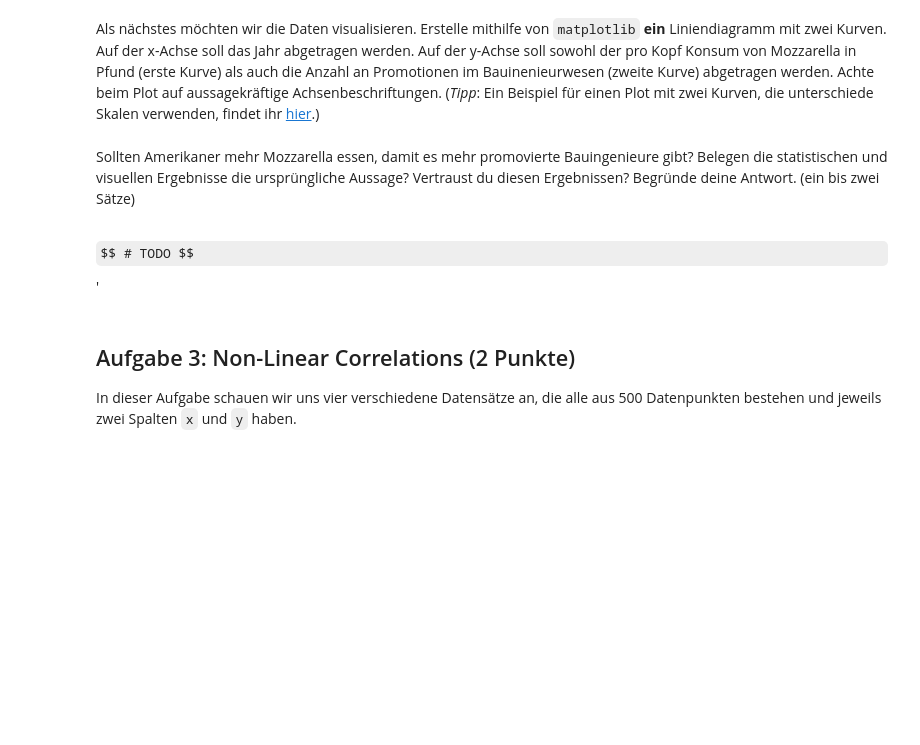
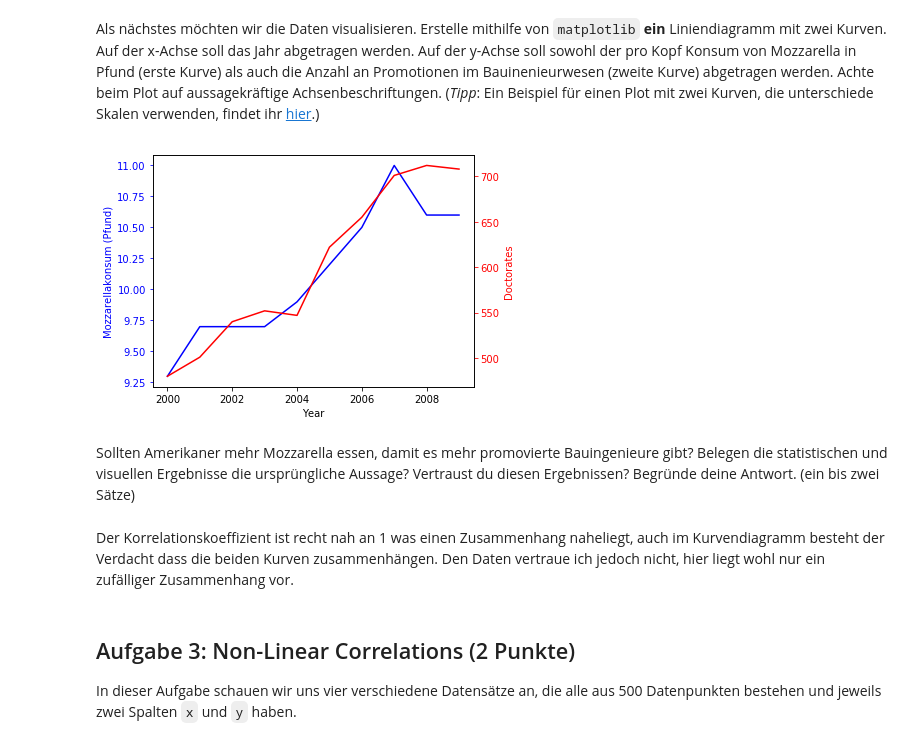
Before and after one commit to jessenlars/InfoSys, a Jupyter notebook: notebook03/notebook03.ipynb, the cells around one changed output. Saved outputs shown, nothing was run; the diff lists cells and outputs as text; code cells hidden in the pictures; some formulas as TeX source; blank space fills up the shorter version.

```diff
--- a/notebook03/notebook03.ipynb
+++ b/notebook03/notebook03.ipynb
@@ -94,9 +176,29 @@ TODO: implement
+# %%
+df = pd.read_csv('./datasets/mozzarella_doctorates.csv')
+df
+
+fig, ax1 = plt.subplots()
+ax1.plot(df['Year'], df['Mozzarella'], 'b-')
+ax1.set_xlabel('Year')
+# Make the y-axis label, ticks and tick labels match the line color.
+ax1.set_ylabel('Mozzarellakonsum (Pfund)', color='b')
+ax1.tick_params('y', colors='b')
+
+ax2 = ax1.twinx()
+ax2.plot(df['Year'], df['Doctorates'], 'r-')
+ax2.set_ylabel('Doctorates', color='r')
+ax2.tick_params('y', colors='r')
+
+fig.tight_layout()
+plt.show()
+# %% [output]
+[figure, added]
 # %%
 # 0.75 Punkte
 # %% [markdown]
 Sollten Amerikaner mehr Mozzarella essen, damit es mehr promovierte Bauingenieure gibt? Belegen die statistischen und visuellen Ergebnisse die ursprüngliche Aussage? Vertraust du diesen Ergebnissen? Begründe deine Antwort. (ein bis zwei Sätze)
-# %% [markdown]
-$$ # TODO $$'
+# %% [markdown]
+Der Korrelationskoeffizient ist recht nah an 1 was einen Zusammenhang naheliegt, auch im Kurvendiagramm besteht der Verdacht dass die beiden Kurven zusammenhängen. Den Daten vertraue ich jedoch nicht, hier liegt wohl nur ein zufälliger Zusammenhang vor.
 # %%
 # 1.0 Punkte
 # %% [markdown]
```
Also changed, not shown: parts of 32 cells of this notebook.
